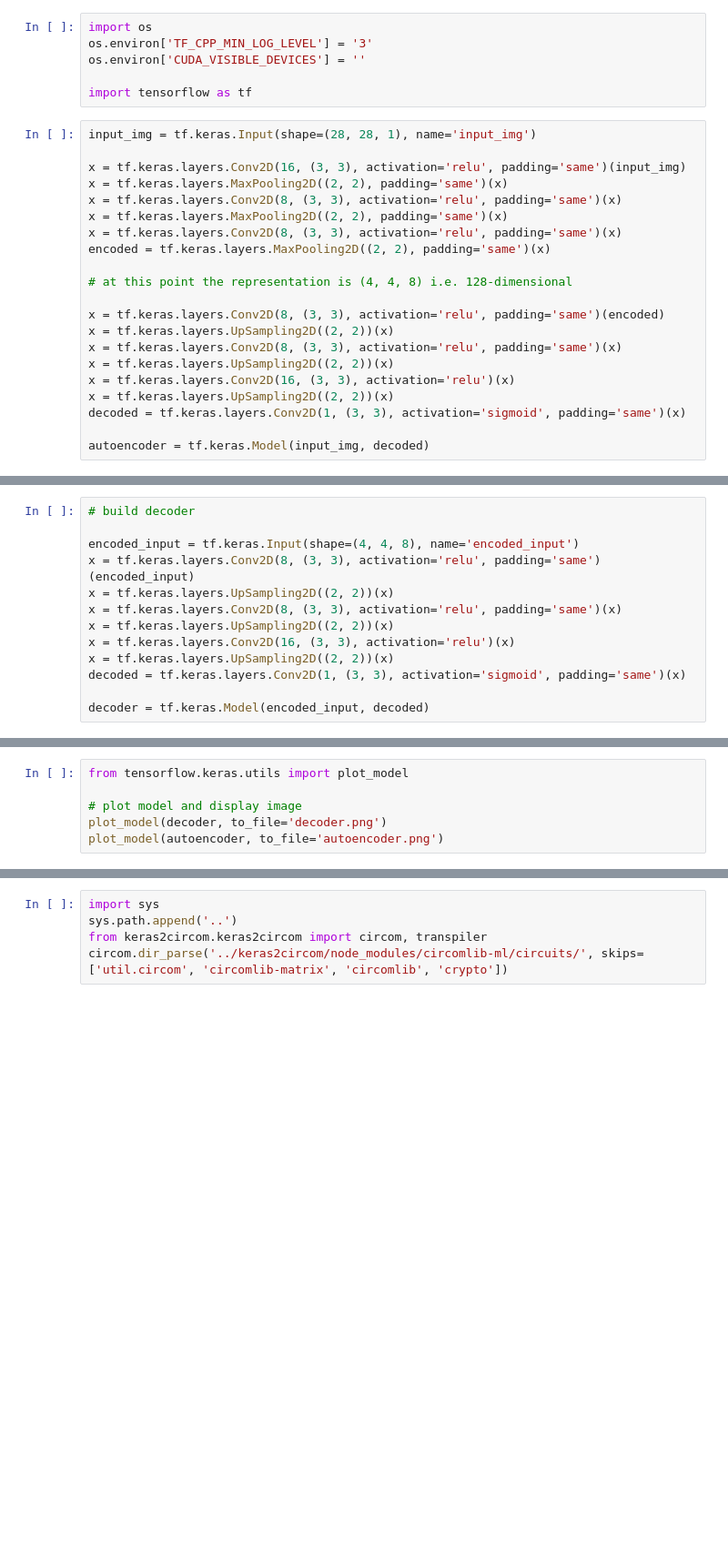
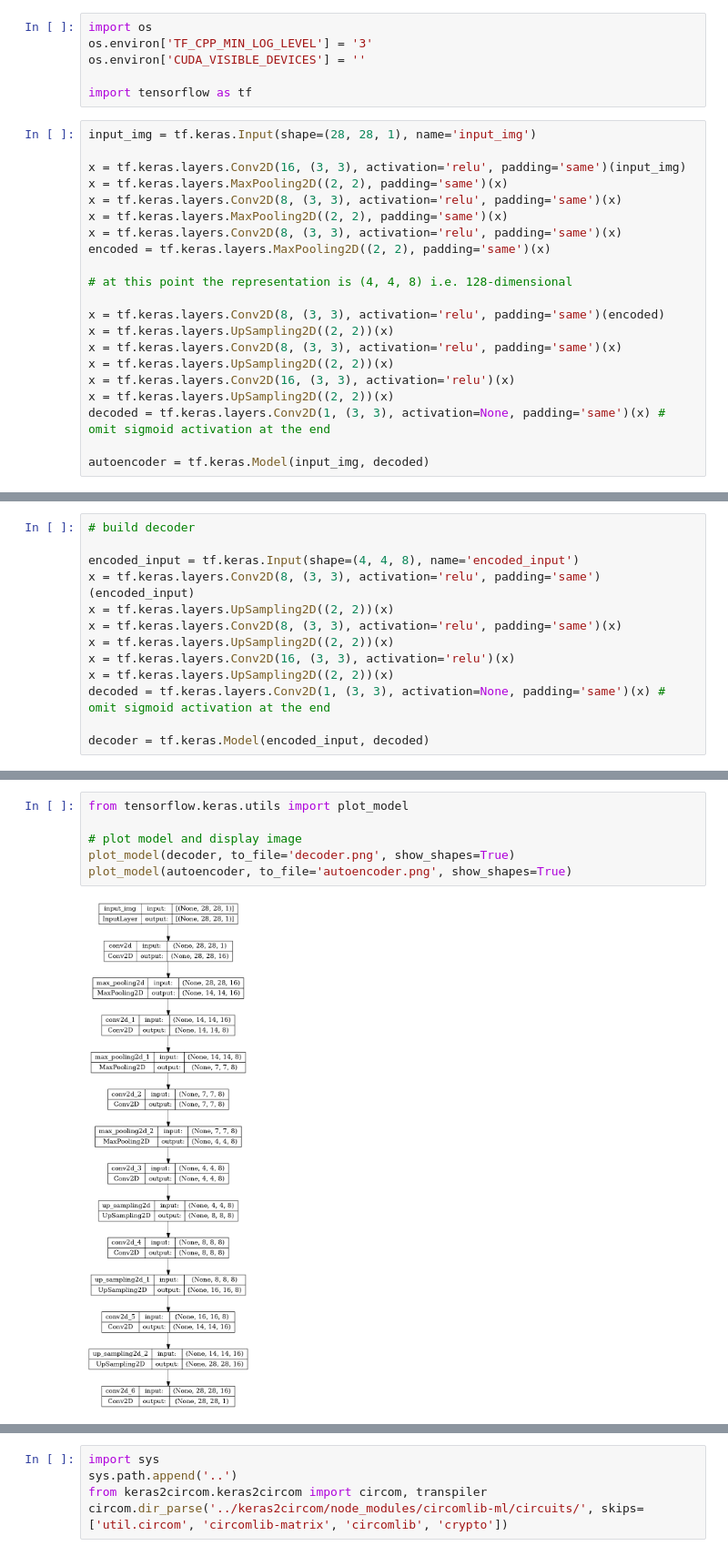
Before and after one commit to socathie/oppai-benchmark, a Jupyter notebook: autoencoder/autoencoder.ipynb, the cells around one changed output, grey strips where cells are left out. Shown: that part at 91% size. Drawn from its saved outputs; the diff is of its cells as text; blank space fills up the shorter version.

Commit message:
run: autoencoder

```diff
--- a/autoencoder/autoencoder.ipynb
+++ b/autoencoder/autoencoder.ipynb
@@ -24,7 +24,7 @@ x = tf.keras.layers.Conv2D(8, (3, 3), activation='relu', padding='same')(x)
 x = tf.keras.layers.UpSampling2D((2, 2))(x)
 x = tf.keras.layers.Conv2D(16, (3, 3), activation='relu')(x)
 x = tf.keras.layers.UpSampling2D((2, 2))(x)
-decoded = tf.keras.layers.Conv2D(1, (3, 3), activation='sigmoid', padding='same')(x)
+decoded = tf.keras.layers.Conv2D(1, (3, 3), activation=None, padding='same')(x) # omit sigmoid activation at the end
 
 autoencoder = tf.keras.Model(input_img, decoded)
 # %%
@@ -39,7 +57,7 @@ x = tf.keras.layers.Conv2D(8, (3, 3), activation='relu', padding='same')(x)
 x = tf.keras.layers.UpSampling2D((2, 2))(x)
 x = tf.keras.layers.Conv2D(16, (3, 3), activation='relu')(x)
 x = tf.keras.layers.UpSampling2D((2, 2))(x)
-decoded = tf.keras.layers.Conv2D(1, (3, 3), activation='sigmoid', padding='same')(x)
+decoded = tf.keras.layers.Conv2D(1, (3, 3), activation=None, padding='same')(x) # omit sigmoid activation at the end
 
 decoder = tf.keras.Model(encoded_input, decoded)
 # %%
@@ -47,9 +83,11 @@ decoder.summary()
 # %%
 from tensorflow.keras.utils import plot_model
 
 # plot model and display image
-plot_model(decoder, to_file='decoder.png')
-plot_model(autoencoder, to_file='autoencoder.png')
+plot_model(decoder, to_file='decoder.png', show_shapes=True)
+plot_model(autoencoder, to_file='autoencoder.png', show_shapes=True)
+# %% [output]
+[figure, added]
 # %%
 # iterate over the layers and export models from first to current layer to h5 files
 for i in range(1, len(autoencoder.layers)):
```
Also changed, not shown: parts of 12 cells of this notebook, 2 other files.
